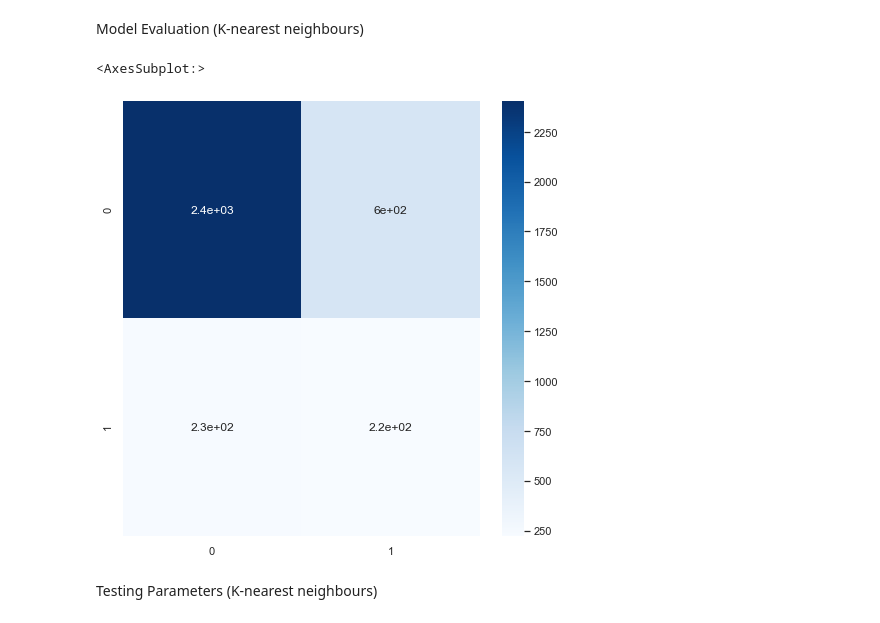
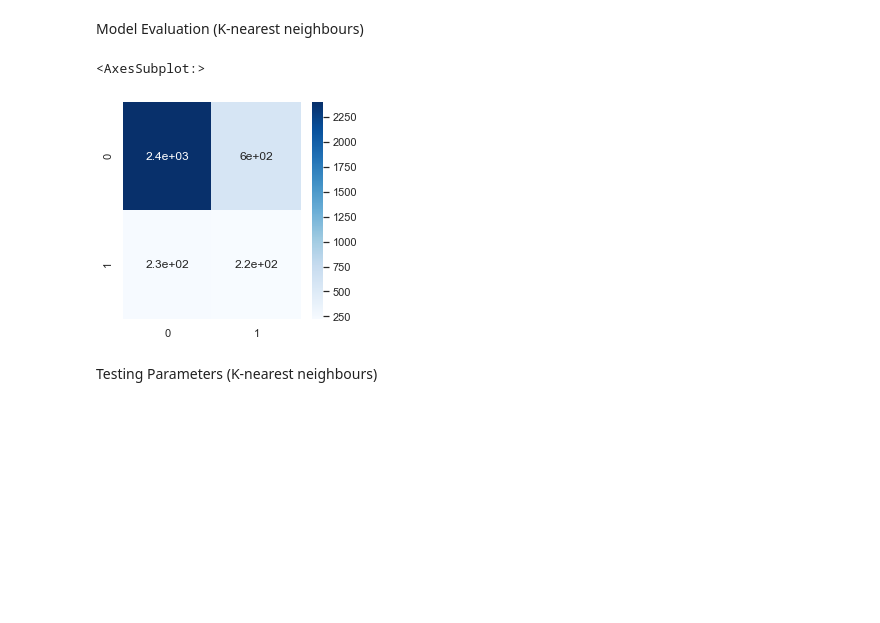
Before and after one commit to lucianogarim/HR-Analytics-Job-Change-of-Data-Scientists, a Jupyter notebook: trabalho.ipynb, the cells around one changed output. Drawn from its saved outputs; the diff is of its cells as text; code cells hidden in the pictures; blank space fills up the shorter version.

```diff
--- a/trabalho.ipynb
+++ b/trabalho.ipynb
@@ -388,11 +386,11 @@ clf.score(X_test,y_test)
 Model Evaluation (K-nearest neighbours)
 # %%
 cm = confusion_matrix(clf.predict(X_test), y_test)
-fig = plt.figure(figsize = (8,8))
+fig = plt.figure(figsize = (4,4))
 sns.heatmap(cm, annot = True, cmap = 'Blues')
 # %% [output]
 <AxesSubplot:>
-[figure, old version]
+[figure, new version]
 # %% [markdown]
 Testing Parameters (K-nearest neighbours)
 # %%
```
Also changed, not shown: parts of 7 cells of this notebook.
